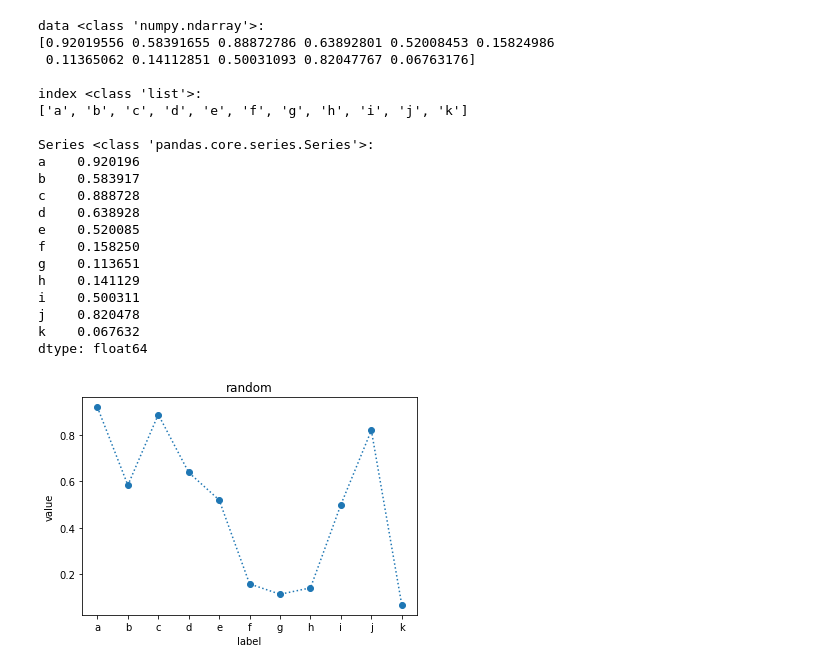
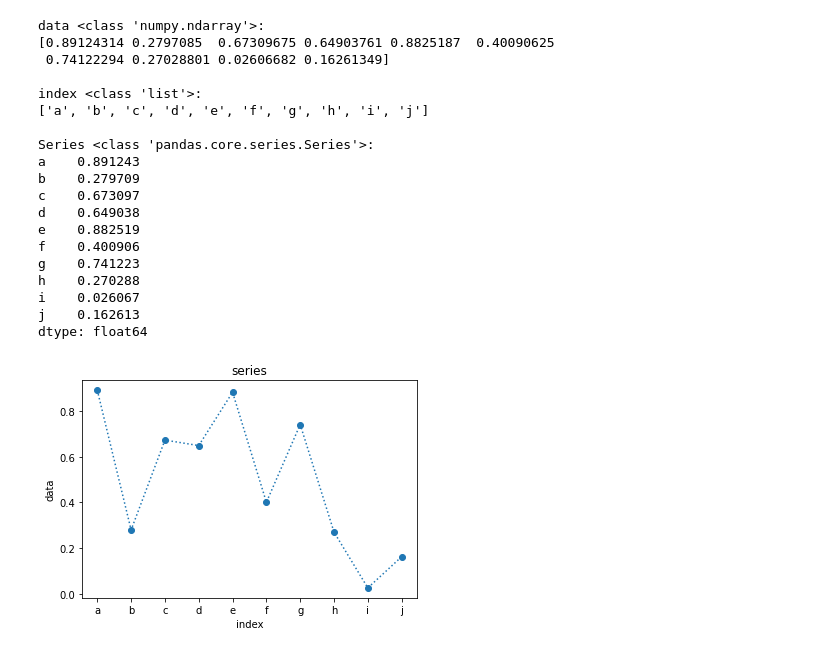
Before and after one commit to dmitry-s-danilov/pandas_intro_to_data_structures, a Jupyter notebook: 1_01_series_from_ndarray.ipynb, the cells around one changed output. Saved outputs shown, nothing was run; the diff lists cells and outputs as text; code cells hidden in the pictures.

```diff
--- a/1_01_series_from_ndarray.ipynb
+++ b/1_01_series_from_ndarray.ipynb
@@ -51,40 +64,41 @@ dtype: float64
 # %%
-# Create series, when the data is an ndarray,
-# and the same length index is passed.
+# Creates series when
+# the data is an array and
+# the same length index is passed.
 
-i = list('abcdefghijk')
-a = np.random.rand(len(i))
+a = np.random.rand(10)
+i = [chr(ord('a') + _) for _ in range(a.size)]
 s = pd.Series(a, i)
 
 print(f'data {type(a)}:', a, '',
       f'index {type(i)}:', i, '',
       f'Series {type(s)}:', s,
       sep='\n')
 
-plt.plot(s, marker='o', linestyle='dotted')
-plt.xlabel('label')
-plt.ylabel('value')
-plt.title('random')
+plt.plot(s, 'o:')
+plt.xticks(s.index)
+plt.xlabel('index')
+plt.ylabel('data')
+plt.title('series')
 plt.show()
 # %% [output]
 data <class 'numpy.ndarray'>:
-[0.92019556 0.58391655 0.88872786 0.63892801 0.52008453 0.15824986
- 0.11365062 0.14112851 0.50031093 0.82047767 0.06763176]
+[0.89124314 0.2797085  0.67309675 0.64903761 0.8825187  0.40090625
+ 0.74122294 0.27028801 0.02606682 0.16261349]
 
 index <class 'list'>:
-['a', 'b', 'c', 'd', 'e', 'f', 'g', 'h', 'i', 'j', 'k']
+['a', 'b', 'c', 'd', 'e', 'f', 'g', 'h', 'i', 'j']
 
 Series <class 'pandas.core.series.Series'>:
-a    0.920196
-b    0.583917
-c    0.888728
-d    0.638928
-e    0.520085
-f    0.158250
-g    0.113651
-h    0.141129
-i    0.500311
-j    0.820478
-k    0.067632
+a    0.891243
+b    0.279709
+c    0.673097
+d    0.649038
+e    0.882519
+f    0.400906
+g    0.741223
+h    0.270288
+i    0.026067
+j    0.162613
 dtype: float64
-[figure, old version]
+[figure, new version]
```
Also changed, not shown: parts of 4 cells of this notebook, 1 other file.
